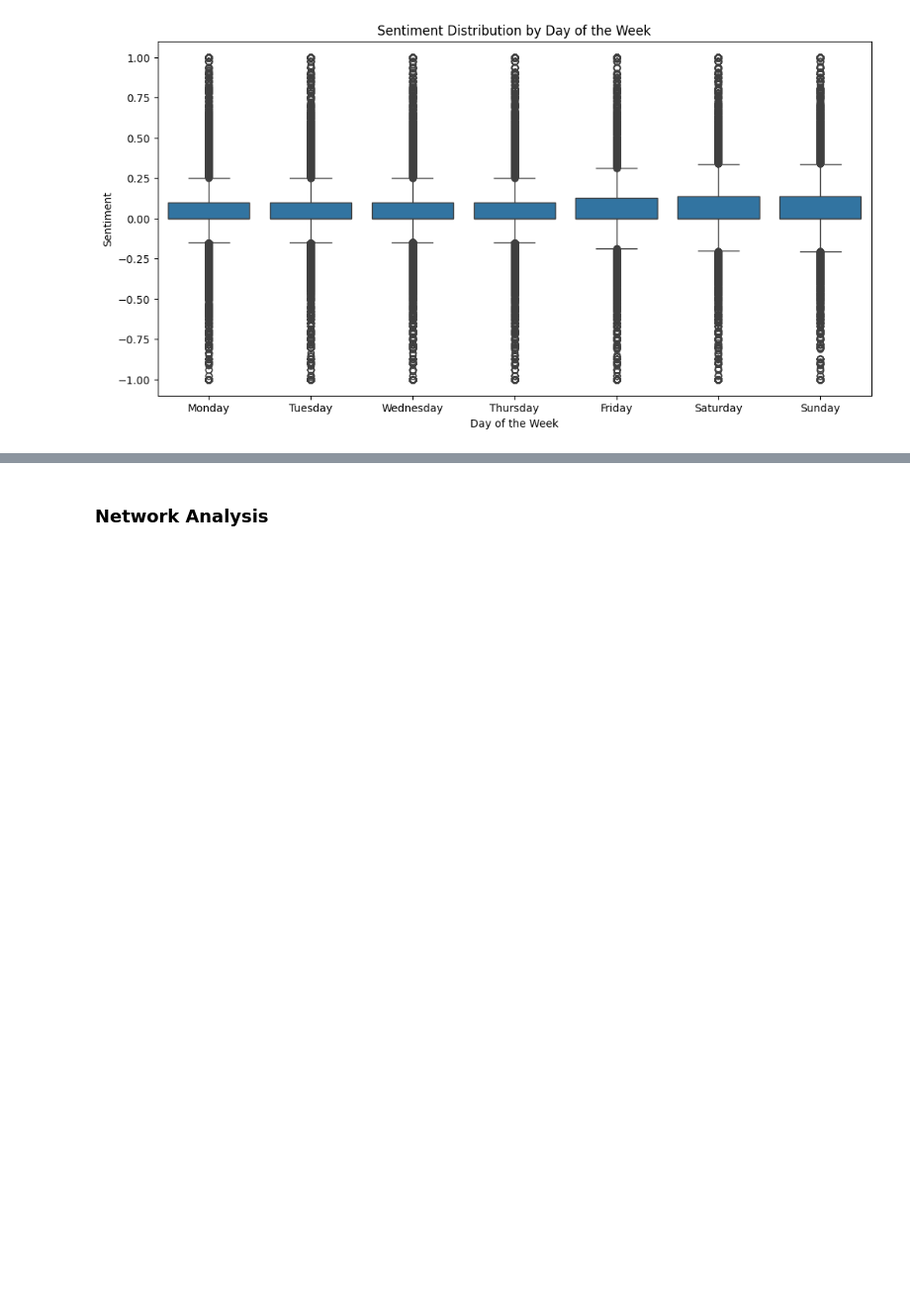
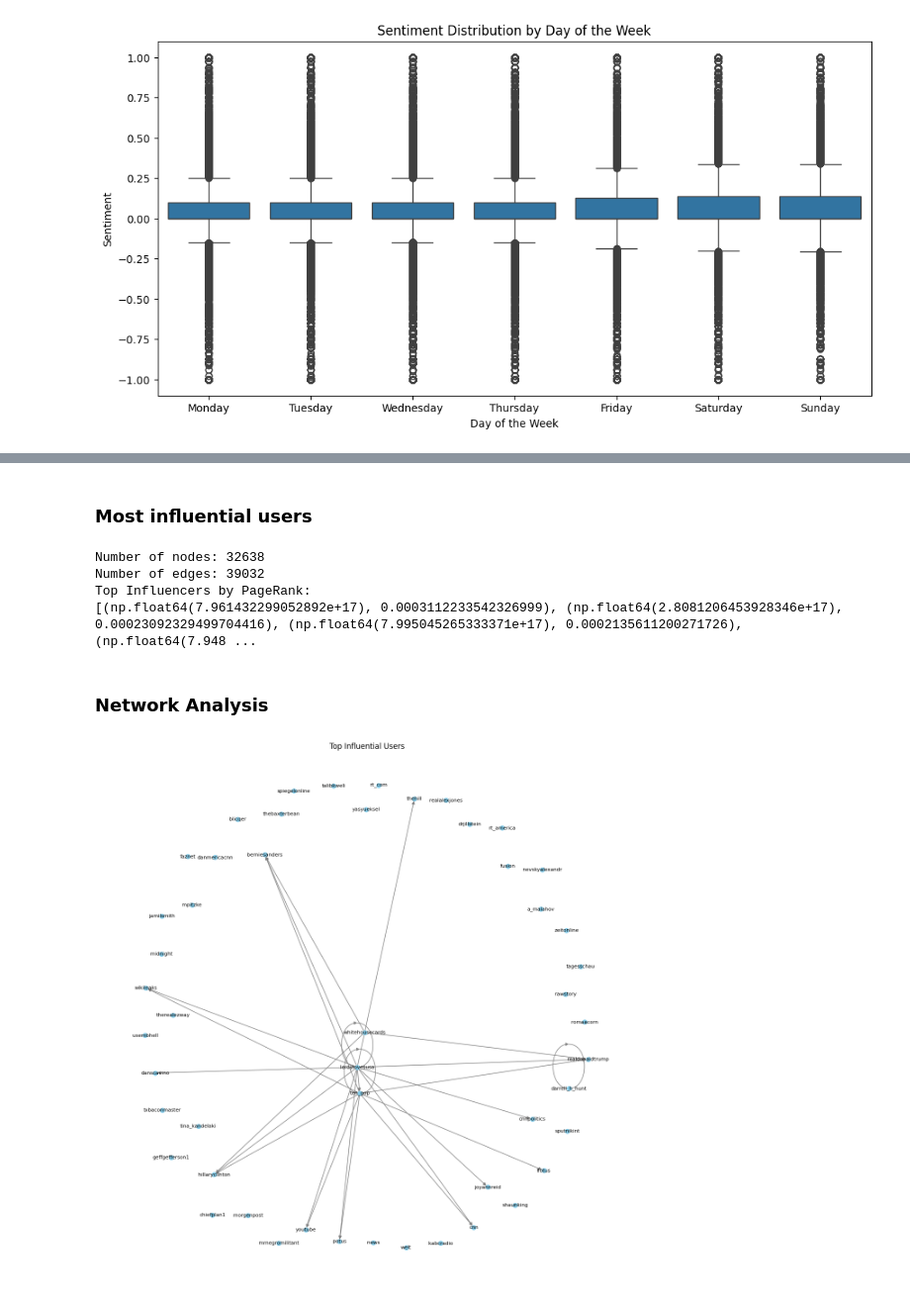
Before and after one commit to salveendutt/Social-Networks, a Jupyter notebook: lab12/proj.ipynb, the cells around one changed output, grey strips where cells are left out. Shown at 99% size. Saved outputs shown, nothing was run; the diff lists cells and outputs as text; code cells hidden in the pictures; blank space fills up the shorter version.

```diff
--- a/lab12/proj.ipynb
+++ b/lab12/proj.ipynb
@@ -458,3 +440,24 @@ duplicate_tweets = df[df.duplicated(subset=["text"], keep=False)]
+# %% [markdown]
+### Most influential users
+# %%
+edges = df[["user_id", "retweeted_status_id"]].dropna()
+
+retweet_graph = nx.DiGraph()
+retweet_graph.add_edges_from(edges.values)
+
+print(f"Number of nodes: {retweet_graph.number_of_nodes()}")
+print(f"Number of edges: {retweet_graph.number_of_edges()}")
+
+# Find most influential users (PageRank)
+pagerank = nx.pagerank(retweet_graph)
+top_influencers = sorted(pagerank.items(), key=lambda x: x[1], reverse=True)[:10]
+print("Top Influencers by PageRank:")
+print(top_influencers)
+# %% [output]
+Number of nodes: 32638
+Number of edges: 39032
+Top Influencers by PageRank:
+[(np.float64(7.961432299052892e+17), 0.0003112233542326999), (np.float64(2.8081206453928346e+17), 0.00023092329499704416), (np.float64(7.995045265333371e+17), 0.0002135611200271726), (np.float64(7.948 ...
 # %% [markdown]
 ### Network Analysis
 # %%
@@ -463,3 +466,28 @@ for _, row in df.iterrows():
     if row["mentions"]:
         for mention in row["mentions"]:
             G.add_edge(row["user_key"], mention)
+# %%
+pagerank = nx.pagerank(G)
+top_pagerank_nodes = sorted(pagerank.items(), key=lambda x: x[1], reverse=True)[
+    :50
+]  # Top 50 nodes
+
+top_nodes = [node for node, _ in top_pagerank_nodes]
+influential_graph = G.subgraph(top_nodes)
+
+plt.figure(figsize=(12, 12))
+pos = nx.spring_layout(influential_graph, k=0.1)
+nx.draw(
+    influential_graph,
+    pos,
+    with_labels=True,
+    node_size=50,
+    node_color="skyblue",
+    font_size=8,
+    font_color="black",
+    edge_color="gray",
+)
+plt.title("Top Influential Users")
+plt.show()
+# %% [output]
+[figure, added]
```
Also changed, not shown: parts of 7 cells of this notebook.
